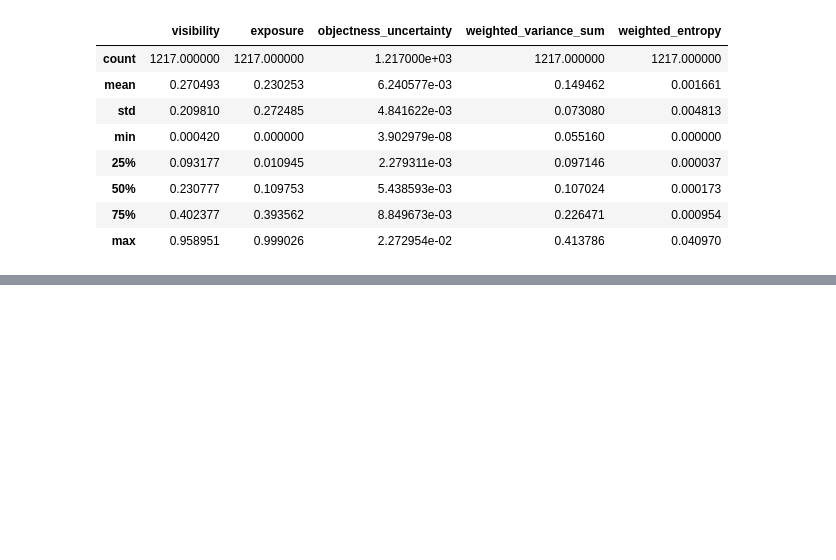
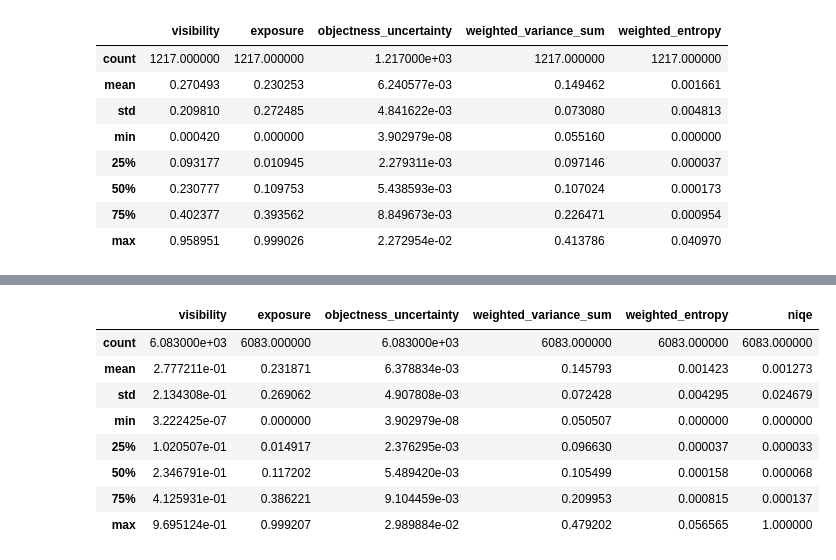
Before and after one commit to kelvin715/IQA_A-STAR, a Jupyter notebook: source_code/Mydemo/regression.ipynb, the cells around one changed output, grey strips where cells are left out. Saved outputs shown, nothing was run; the diff lists cells and outputs as text; code cells hidden in the pictures; blank space fills up the shorter version.

```diff
--- a/source_code/Mydemo/regression.ipynb
+++ b/source_code/Mydemo/regression.ipynb
@@ -459,0 +679,9 @@ Name: mean_f2, dtype: float64
+# %%
+import cv2
+path = '/Data4/student_zhihan_data/data/GC10-DET_brightness_110/test/images/img_01_425000300_00630_jpg.rf.12001adc8b86faf88a47b6aa6f321b91.jpg'
+img = cv2.imread(path)
+img = torch.from_numpy(img)
+img = img.permute(2,0,1).unsqueeze(0)
+# calculate_niqe(img, color_space='gray', pretrained_model_path=load_file_from_url(default_model_urls['niqe']))
+# calculate_ilniqe(img, color_space='gray', pretrained_model_path=default_model_urls['pretrained'])
+calculate_niqe(img, color_space='gray', pretrained_model_path='model.mat')
@@ -459,0 +755,6 @@ Name: mean_f2, dtype: float64
+# %%
+data = df.dropna()
+
+# scale niqe to [0,1]
+# data['niqe'] = (data['niqe'] - data['niqe'].min()) / (data['niqe'].max() - data['niqe'].min())
+data['niqe'] = data['niqe'] / data['niqe'].max()
@@ -459,0 +767,25 @@ Name: mean_f2, dtype: float64
+# %%
+import ast
+# Apply the conversion function to the 'f2' column and then compute the mean F2 score
+def safe_convert_to_list(s):
+    try:
+        # Attempt to directly evaluate the string
+        return ast.literal_eval(s)
+    except SyntaxError:
+        # If direct evaluation fails, attempt to manually parse the string
+        cleaned_str = s.strip('[]')
+        if cleaned_str:  # Check if the string is not empty
+            numbers = [float(num) for num in cleaned_str.split() if num not in ['[', ']']]
+            return numbers
+        else:
+            return []
+
+data['f2'] = data['f2'].apply(safe_convert_to_list)
+data['mean_f2'] = data['f2'].apply(lambda x: np.mean(x) if len(x) > 0 else np.nan)
+
+# Prepare the dataset for modeling
+features = ['visibility', 'exposure', 'objectness_uncertainty', 'weighted_variance_sum', 'weighted_entropy', 'niqe']
+# features = ['visibility', 'exposure']
+# features = ['objectness_uncertainty', 'weighted_variance_sum', 'weighted_entropy']
+X = data[features]
+y = data['mean_f2']
@@ -459,0 +803,12 @@ Name: mean_f2, dtype: float64
+# %%
+X.dropna().describe()
+# %% [output]
+|  | visibility | exposure | objectness_uncertainty | weighted_variance_sum | weighted_entropy | niqe |
+| count | 6.083000e+03 | 6083.000000 | 6.083000e+03 | 6083.000000 | 6083.000000 | 6083.000000 |
+| mean | 2.777211e-01 | 0.231871 | 6.378834e-03 | 0.145793 | 0.001423 | 0.001273 |
+| std | 2.134308e-01 | 0.269062 | 4.907808e-03 | 0.072428 | 0.004295 | 0.024679 |
+| min | 3.222425e-07 | 0.000000 | 3.902979e-08 | 0.050507 | 0.000000 | 0.000000 |
+| 25% | 1.020507e-01 | 0.014917 | 2.376295e-03 | 0.096630 | 0.000037 | 0.000033 |
+| 50% | 2.346791e-01 | 0.117202 | 5.489420e-03 | 0.105499 | 0.000158 | 0.000068 |
+| 75% | 4.125931e-01 | 0.386221 | 9.104459e-03 | 0.209953 | 0.000815 | 0.000137 |
+| max | 9.695124e-01 | 0.999207 | 2.989884e-02 | 0.479202 | 0.056565 | 1.000000 |
```
Also changed, not shown: parts of 31 cells of this notebook, 58 other files.
